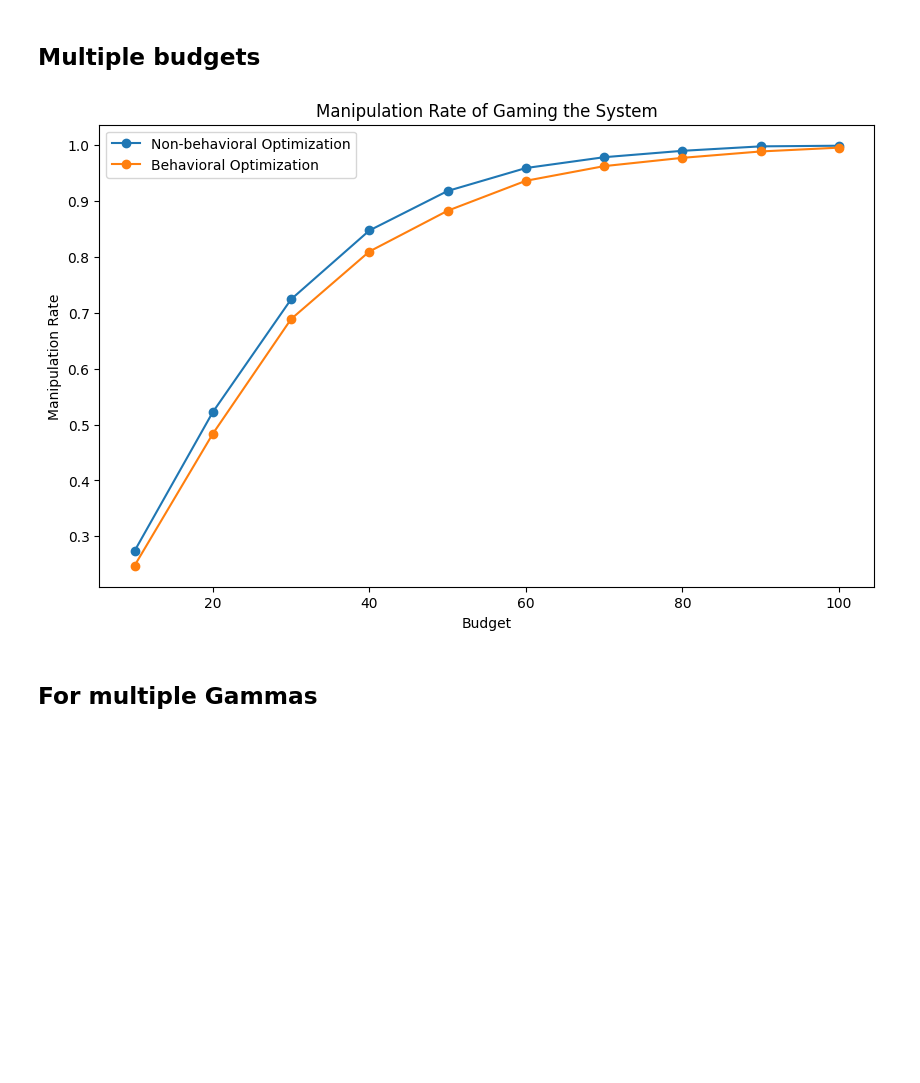
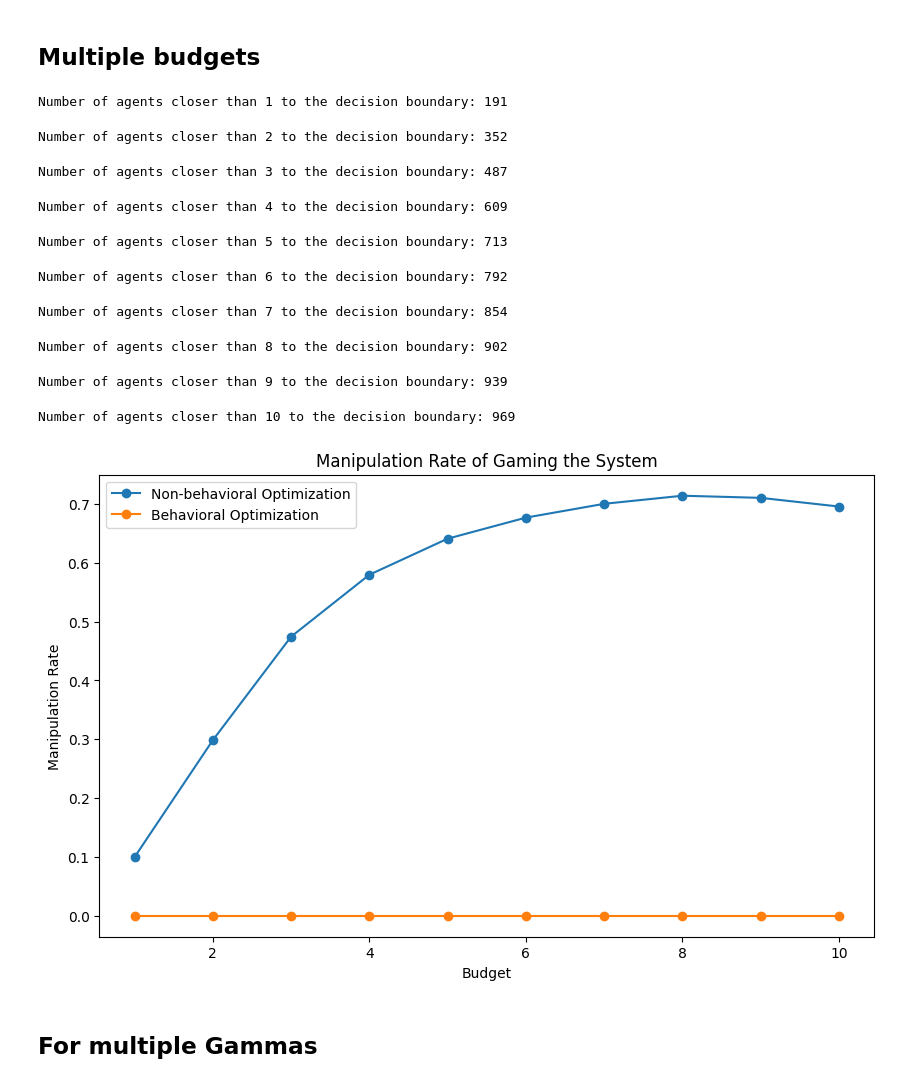
Before and after one commit to RamanEbrahimi/Research, a Jupyter notebook: Explainable AI/Synthetic.ipynb, the cells around one changed output. Cells and saved outputs as stored; diff of their text form; code cells hidden in the pictures; blank space fills up the shorter version.

```diff
--- a/Explainable AI/Synthetic.ipynb
+++ b/Explainable AI/Synthetic.ipynb
@@ -210,18 +213,27 @@ cases = [0, 10, 20, 30, 40, 50, 60, 70, 80, 90, 100]
 # Predict initial labels
 initial_predictions = model.predict(X_test)
 
-# Print firm payoff for the initial model: (number of true positives) - (0.2 * number of false positives)
+# Print firm payoff for the initial model: (number of true positives) - (number of false positives)
 initial_firm_payoff = np.sum((y_test == 1) & (initial_predictions == 1)) - np.sum((y_test == 0) & (initial_predictions == 1))
 print(f"Initial Firm Payoff: {initial_firm_payoff}")
 
-# Find users who are true negatives and predicted negatives
-mask = (y_test == 0) & (initial_predictions == 0)
+# Choose agents closer than 'budget' to the dcision boundary
+mask = (np.abs(model.decision_function(X_test)) < budget) & (initial_predictions == 0)
+print(f"Number of agents closer than {budget} to the decision boundary: {np.sum(mask)}")
 X_to_optimize = X_test[mask]
 y_to_optimize = y_test[mask]
 
 # Optimization using original and perceived weights
-optimized_features_original = X_to_optimize.apply(optimize_features_log, axis=1, budget=budget, weights=model_weights, threshold=threshold)
-optimized_features_perceived = X_to_optimize.apply(optimize_features_log, axis=1, budget=budget, weights=perceived_weights, threshold=threshold)
+optimized_features_original = X_to_optimize.apply(optimize_features, axis=1, weights=model_weights, threshold=threshold)
+optimized_features_perceived = X_to_optimize.apply(optimize_features, axis=1, weights=perceived_weights, threshold=threshold)
+
+# Predict with the optimized features (ndarray)
+optimized_features_original = np.array([np.array(xi) for xi in optimized_features_original])
+optimized_features_perceived = np.array([np.array(xi) for xi in optimized_features_perceived])
+
+# to pd.DataFrame
+optimized_features_original = pd.DataFrame(optimized_features_original, columns=X.columns)
+optimized_features_perceived = pd.DataFrame(optimized_features_perceived, columns=X.columns)
 
 # Predict with the optimized features
 optimized_predictions_original = model.predict(optimized_features_original)
@@ -249,44 +285,59 @@ Change in firm's payoff after manipulation (behavioral case): -424
 # %% [markdown]
 ## Multiple budgets
 # %%
-# Find users who are true negatives and predicted negatives
-mask = (y_test == 0) & (initial_predictions == 0)
-X_to_optimize = X_test[mask]
-y_to_optimize = y_test[mask]
-
 # do the same for multiple budgets
 manipulation_rates_original = []
 manipulation_rates_perceived = []
 
 for b in budgets:
+    # Choose agents closer than 'budget' to the dcision boundary
+    mask = (np.abs(model.decision_function(X_test)) < b) & (initial_predictions == 0)
+    print(f"Number of agents closer than {b} to the decision boundary: {np.sum(mask)}")
+    X_to_optimize = X_test[mask]
+    y_to_optimize = y_test[mask]
+
     # Optimization using original weights
-    optimized_features_original = X_to_optimize.apply(optimize_features_log, axis=1, budget=b, weights=model_weights, threshold=threshold)
+    optimized_features_original = X_to_optimize.apply(optimize_features, axis=1, weights=model_weights, threshold=threshold)
 
     # Optimization using perceived weights
-    optimized_features_perceived = X_to_optimize.apply(optimize_features_log, axis=1, budget=b, weights=perceived_weights, threshold=threshold)
+    optimized_features_perceived = X_to_optimize.apply(optimize_features, axis=1, weights=perceived_weights, threshold=threshold)
+
+    # Predict with the optimized features (ndarray)
+    optimized_features_original = np.array([np.array(xi) for xi in optimized_features_original])
+    optimized_features_perceived = np.array([np.array(xi) for xi in optimized_features_perceived])
 
     # Predict with the optimized features
     optimized_predictions_original = model.predict(optimized_features_original)
     optimized_predictions_perceived = model.predict(optimized_features_perceived)
 
     # Calculate success rate
     manipulation_rate_original = np.mean(optimized_predictions_original == 1)
     manipulation_rates_original.append(manipulation_rate_original)
 
     manipulation_rate_perceived = np.mean(optimized_predictions_perceived == 1)
     manipulation_rates_perceived.append(manipulation_rate_perceived)
 
 # Plotting the success rates
 plt.figure(figsize=(10, 6))
 plt.plot(budgets, manipulation_rates_original, marker='o', label='Non-behavioral Optimization')
 plt.plot(budgets, manipulation_rates_perceived, marker='o', label='Behavioral Optimization')
 plt.xlabel('Budget')
 plt.ylabel('Manipulation Rate')
 plt.title('Manipulation Rate of Gaming the System')
 plt.legend()
 plt.show()
 # %% [output]
+Number of agents closer than 1 to the decision boundary: 191
+Number of agents closer than 2 to the decision boundary: 352
+Number of agents closer than 3 to the decision boundary: 487
+Number of agents closer than 4 to the decision boundary: 609
+Number of agents closer than 5 to the decision boundary: 713
+Number of agents closer than 6 to the decision boundary: 792
+Number of agents closer than 7 to the decision boundary: 854
+Number of agents closer than 8 to the decision boundary: 902
+Number of agents closer than 9 to the decision boundary: 939
+Number of agents closer than 10 to the decision boundary: 969
-[figure, old version]
+[figure, new version]
 # %% [markdown]
 ## For multiple Gammas
 # %%
```
Also changed, not shown: parts of 7 cells of this notebook, 5 other files.
